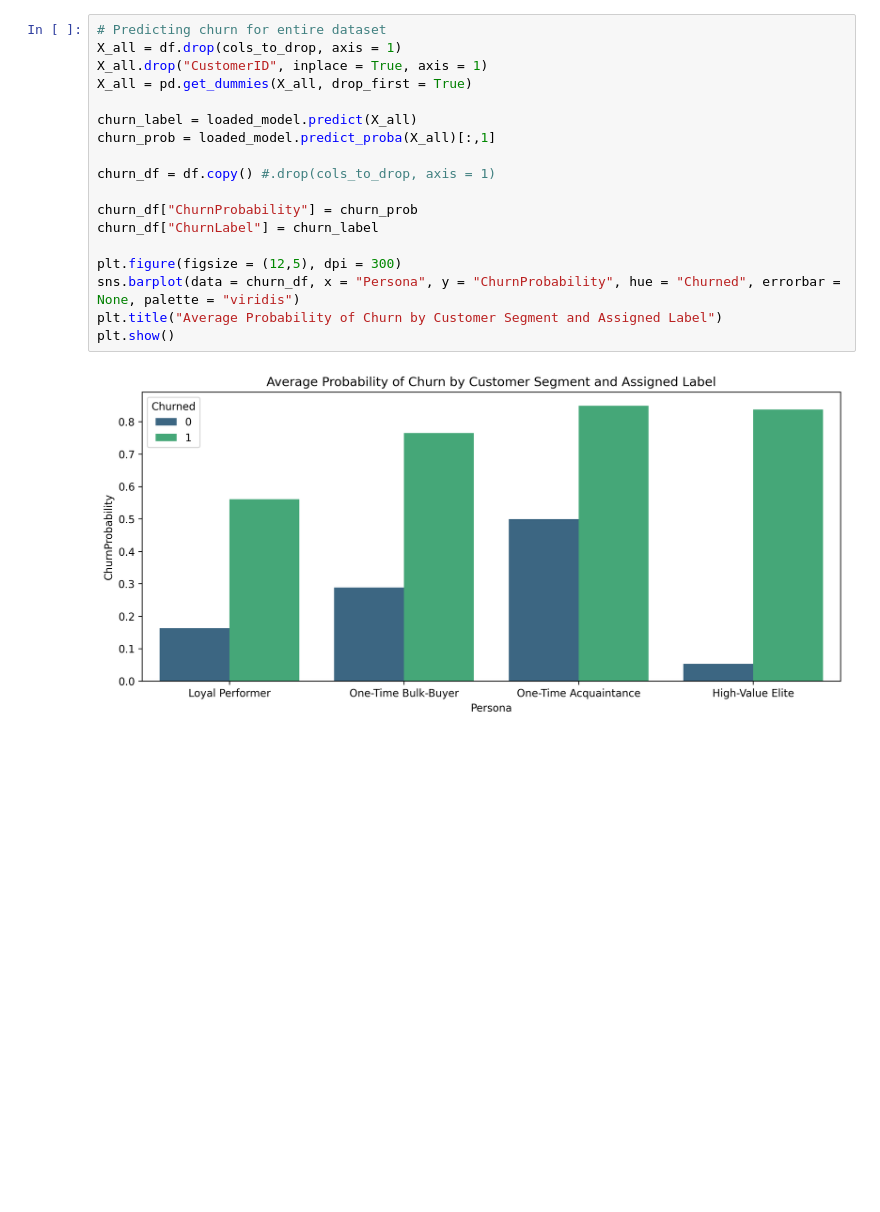
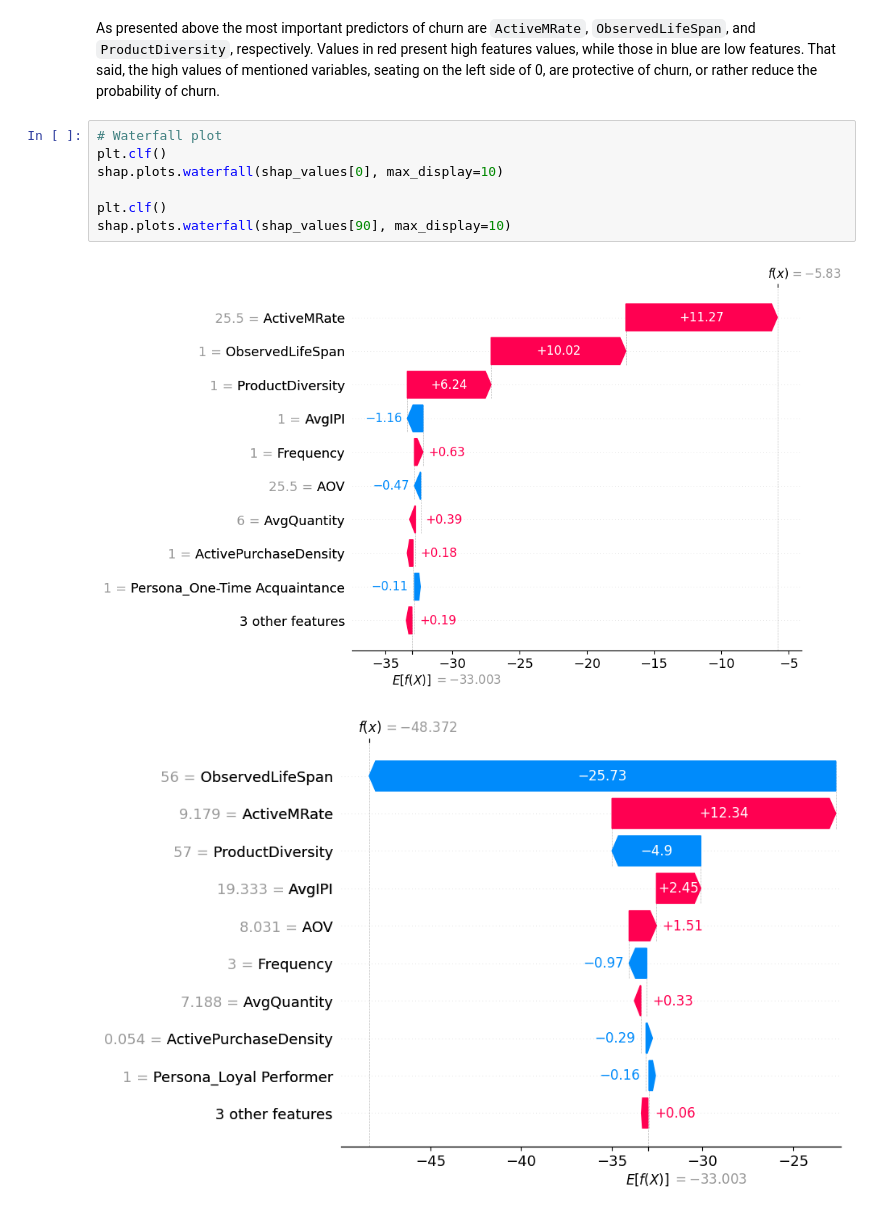
Before and after one commit to mundundan-star/online-retail-customer-analytics, a Jupyter notebook: 5.0 Churn_Model_Selection and Evaluation.ipynb, the cells around one changed output. Saved outputs shown, nothing was run; the diff lists cells and outputs as text; blank space fills up the shorter version.

```diff
--- a/5.0 Churn_Model_Selection and Evaluation.ipynb
+++ b/5.0 Churn_Model_Selection and Evaluation.ipynb
@@ -195,20 +375,12 @@ shap.plots.waterfall(shap_values_class1[0], max_display=10)
-# %%
-# Predicting churn for entire dataset
-X_all = df.drop(cols_to_drop, axis = 1)
-X_all.drop("CustomerID", inplace = True, axis = 1)
-X_all = pd.get_dummies(X_all, drop_first = True)
-
-churn_label = loaded_model.predict(X_all)
-churn_prob = loaded_model.predict_proba(X_all)[:,1]
-
-churn_df = df.copy() #.drop(cols_to_drop, axis = 1)
-
-churn_df["ChurnProbability"] = churn_prob
-churn_df["ChurnLabel"] = churn_label
-
-plt.figure(figsize = (12,5), dpi = 300)
-sns.barplot(data = churn_df, x = "Persona", y = "ChurnProbability", hue = "Churned", errorbar = None, palette = "viridis")
-plt.title("Average Probability of Churn by Customer Segment and Assigned Label")
-plt.show()
-# %% [output]
-[figure, removed]
+# %% [markdown]
+As presented above the most important predictors of churn are `ActiveMRate`, `ObservedLifeSpan`, and `ProductDiversity`, respectively. Values in red present high features values, while those in blue are low features. That said, the high values of mentioned variables, seating on the left side of 0, are protective of churn, or rather reduce the probability of churn.
+# %%
+# Waterfall plot
+plt.clf()
+shap.plots.waterfall(shap_values[0], max_display=10)
+
+plt.clf()
+shap.plots.waterfall(shap_values[90], max_display=10)
+# %% [output]
+[figure, added]
+[figure, added]
```
Also changed, not shown: parts of 20 cells of this notebook.
